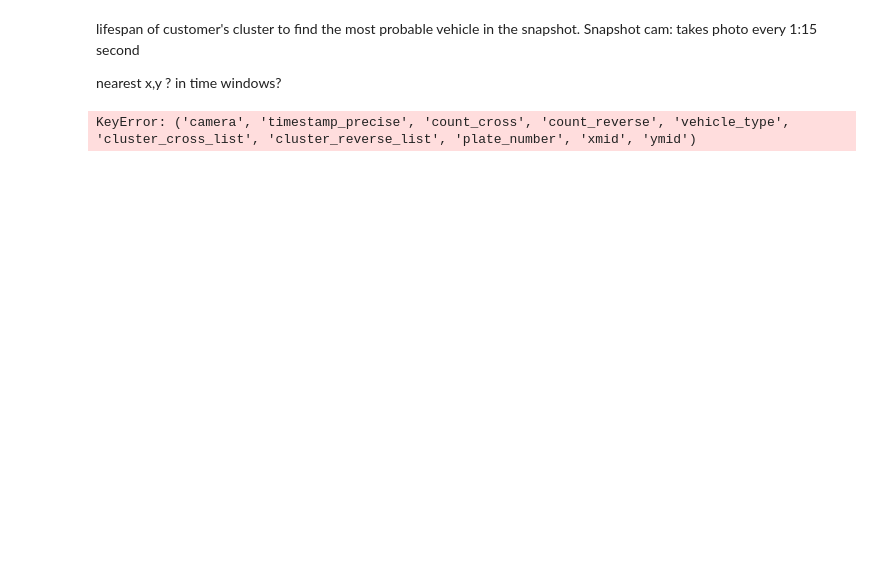
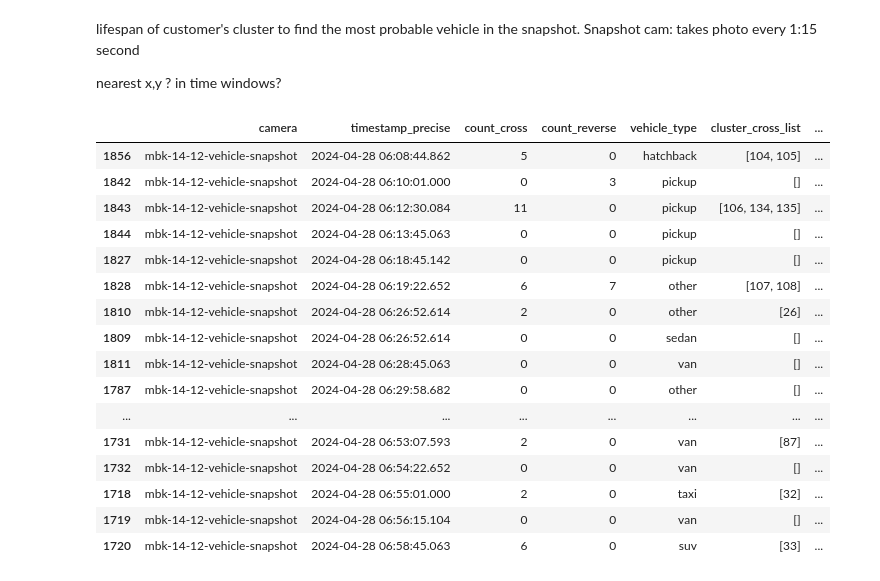
Before and after one commit to JeansAthiwat/parking-customer-count, a Jupyter notebook: 13SnapShotWithLargeCluster.ipynb, the cells around one changed output. Saved outputs shown, nothing was run; the diff lists cells and outputs as text; code cells hidden in the pictures; blank space fills up the shorter version.

```diff
--- a/13SnapShotWithLargeCluster.ipynb
+++ b/13SnapShotWithLargeCluster.ipynb
@@ -80,7 +80,7 @@ df_reverse = Preprocess.sort_df(df_reverse, conf.CUSTOMER_INTEREST_SNAPSHOT)
 # %%
 params = dict(
     min_cluster_size=2, #have at least 5 people together
-    min_samples=3,
+    min_samples=2,
     cluster_selection_epsilon=0,
     max_cluster_size=30,
     alpha=1.0,
@@ -114,12 +113,12 @@ print(Preprocess.sort_df(cluster_cross, conf.CLUSTER_INTEREST)[conf.CLUSTER_INTE
 # %%
 params = dict(
-    min_cluster_size=2, #have at least 5 people together
+    min_cluster_size=2,
     min_samples=None,
     cluster_selection_epsilon=0,
     max_cluster_size=30,
     alpha=1.0,
     algorithm="brute",
-    cluster_selection_method="leaf",
+    cluster_selection_method="eom",
     store_centers=None,
 )
 
@@ -142,8 +141,24 @@ Snapshot cam: takes photo every 1:15 second
 
 nearest x,y ? in time windows?
 # %%
-ken = Snapshot.match_cross_cluster_snapshot_to_vehicle(df_vehicle_snapshot=df_vehicle, cluster_cross=cluster_cross)
-johnny = Snapshot.match_reverse_cluster_snapshot_to_vehicle(df_vehicle_snapshot=ken, cluster_reverse=cluster_reverse)
+ken = Snapshot.match_cross_cluster_snapshot_to_vehicle(df_vehicle_snapshot=df_vehicle, cluster_cross=cluster_cross,capture_window=70)
+johnny = Snapshot.match_reverse_cluster_snapshot_to_vehicle(df_vehicle_snapshot=ken, cluster_reverse=cluster_reverse,capture_window=70)
 johnny[(johnny["timestamp_unix"] >= start) & (johnny["timestamp_unix_end"] <= stop)][conf.VEHICLE_INTEREST_SNAPSHOT_CLUSTERED]
 # %% [output]
-KeyError: ('camera', 'timestamp_precise', 'count_cross', 'count_reverse', 'vehicle_type', 'cluster_cross_list', 'cluster_reverse_list', 'plate_number', 'xmid', 'ymid')
+|  | camera | timestamp_precise | count_cross | count_reverse | vehicle_type | cluster_cross_list | ... |
+| 1856 | mbk-14-12-vehicle-snapshot | 2024-04-28 06:08:44.862 | 5 | 0 | hatchback | [104, 105] | ... |
+| 1842 | mbk-14-12-vehicle-snapshot | 2024-04-28 06:10:01.000 | 0 | 3 | pickup | [] | ... |
+| 1843 | mbk-14-12-vehicle-snapshot | 2024-04-28 06:12:30.084 | 11 | 0 | pickup | [106, 134, 135] | ... |
+| 1844 | mbk-14-12-vehicle-snapshot | 2024-04-28 06:13:45.063 | 0 | 0 | pickup | [] | ... |
+| 1827 | mbk-14-12-vehicle-snapshot | 2024-04-28 06:18:45.142 | 0 | 0 | pickup | [] | ... |
+| 1828 | mbk-14-12-vehicle-snapshot | 2024-04-28 06:19:22.652 | 6 | 7 | other | [107, 108] | ... |
+| 1810 | mbk-14-12-vehicle-snapshot | 2024-04-28 06:26:52.614 | 2 | 0 | other | [26] | ... |
+| 1809 | mbk-14-12-vehicle-snapshot | 2024-04-28 06:26:52.614 | 0 | 0 | sedan | [] | ... |
+| 1811 | mbk-14-12-vehicle-snapshot | 2024-04-28 06:28:45.063 | 0 | 0 | van | [] | ... |
+| 1787 | mbk-14-12-vehicle-snapshot | 2024-04-28 06:29:58.682 | 0 | 0 | other | [] | ... |
+| ... | ... | ... | ... | ... | ... | ... | ... |
+| 1731 | mbk-14-12-vehicle-snapshot | 2024-04-28 06:53:07.593 | 2 | 0 | van | [87] | ... |
+| 1732 | mbk-14-12-vehicle-snapshot | 2024-04-28 06:54:22.652 | 0 | 0 | van | [] | ... |
+| 1718 | mbk-14-12-vehicle-snapshot | 2024-04-28 06:55:01.000 | 2 | 0 | taxi | [32] | ... |
+| 1719 | mbk-14-12-vehicle-snapshot | 2024-04-28 06:56:15.104 | 0 | 0 | van | [] | ... |
+| 1720 | mbk-14-12-vehicle-snapshot | 2024-04-28 06:58:45.063 | 6 | 0 | suv | [33] | ... |
```
Also changed, not shown: parts of 2 cells of this notebook, 1 other file.
